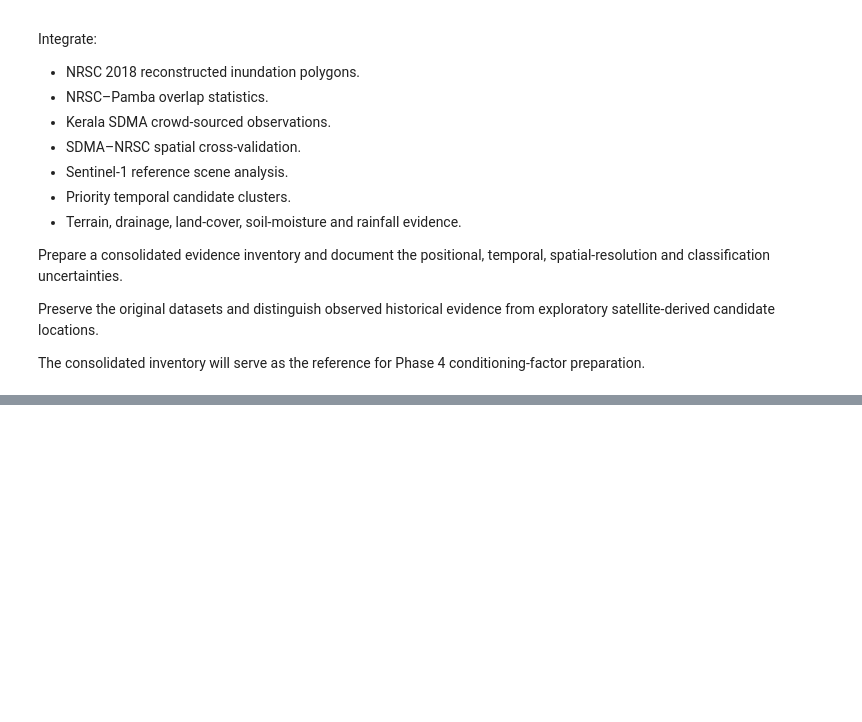
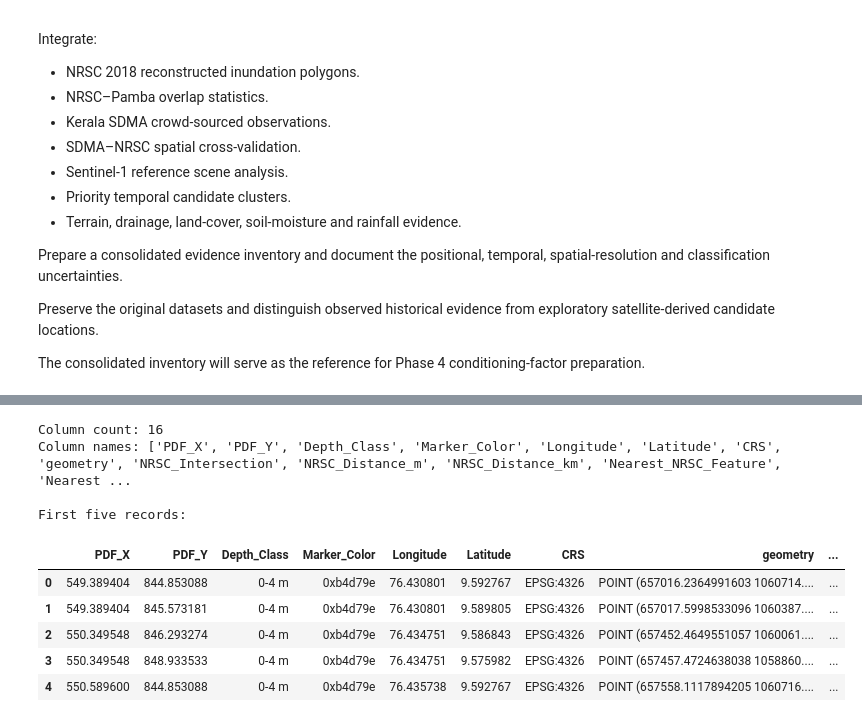
Before and after one commit to Vinit-4689/Flood-Risk-Mapping-using-GIS, a Jupyter notebook: notebook/Flood_Risk_Mapping_using_GIS (3).ipynb, the cells around one changed output, grey strips where cells are left out. Saved outputs shown, nothing was run; the diff lists cells and outputs as text; code cells hidden in the pictures; blank space fills up the shorter version.

```diff
--- a/notebook/Flood_Risk_Mapping_using_GIS (3).ipynb
+++ b/notebook/Flood_Risk_Mapping_using_GIS (3).ipynb
@@ -24170,0 +24191,26 @@ print("\nSTEP 3.79 COMPLETED.")
+# %%
+import pandas as pd
+from pathlib import Path
+
+path = Path(
+    "/content/drive/MyDrive/Flood_Susceptibility_Project/"
+    "SDMA_NRSC_Cross_Validation_Pamba.csv"
+)
+
+df = pd.read_csv(path)
+
+print("Column count:", len(df.columns))
+print("Column names:", df.columns.tolist())
+print("\nFirst five records:")
+display(df.head())
+# %% [output]
+Column count: 16
+Column names: ['PDF_X', 'PDF_Y', 'Depth_Class', 'Marker_Color', 'Longitude', 'Latitude', 'CRS', 'geometry', 'NRSC_Intersection', 'NRSC_Distance_m', 'NRSC_Distance_km', 'Nearest_NRSC_Feature', 'Nearest ...
+
+First five records:
+|  | PDF_X | PDF_Y | Depth_Class | Marker_Color | Longitude | Latitude | CRS | geometry | ... |
+| 0 | 549.389404 | 844.853088 | 0-4 m | 0xb4d79e | 76.430801 | 9.592767 | EPSG:4326 | POINT (657016.2364991603 1060714.... | ... |
+| 1 | 549.389404 | 845.573181 | 0-4 m | 0xb4d79e | 76.430801 | 9.589805 | EPSG:4326 | POINT (657017.5998533096 1060387.... | ... |
+| 2 | 550.349548 | 846.293274 | 0-4 m | 0xb4d79e | 76.434751 | 9.586843 | EPSG:4326 | POINT (657452.4649551057 1060061.... | ... |
+| 3 | 550.349548 | 848.933533 | 0-4 m | 0xb4d79e | 76.434751 | 9.575982 | EPSG:4326 | POINT (657457.4724638038 1058860.... | ... |
+| 4 | 550.589600 | 844.853088 | 0-4 m | 0xb4d79e | 76.435738 | 9.592767 | EPSG:4326 | POINT (657558.1117894205 1060716.... | ... |
```
Also changed, not shown: parts of 1 cell of this notebook.
